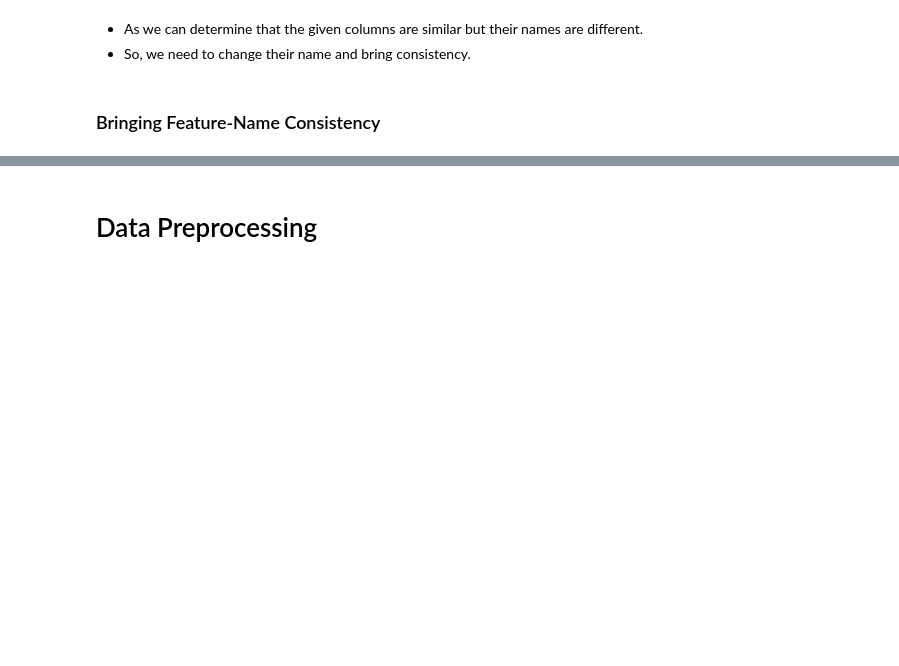
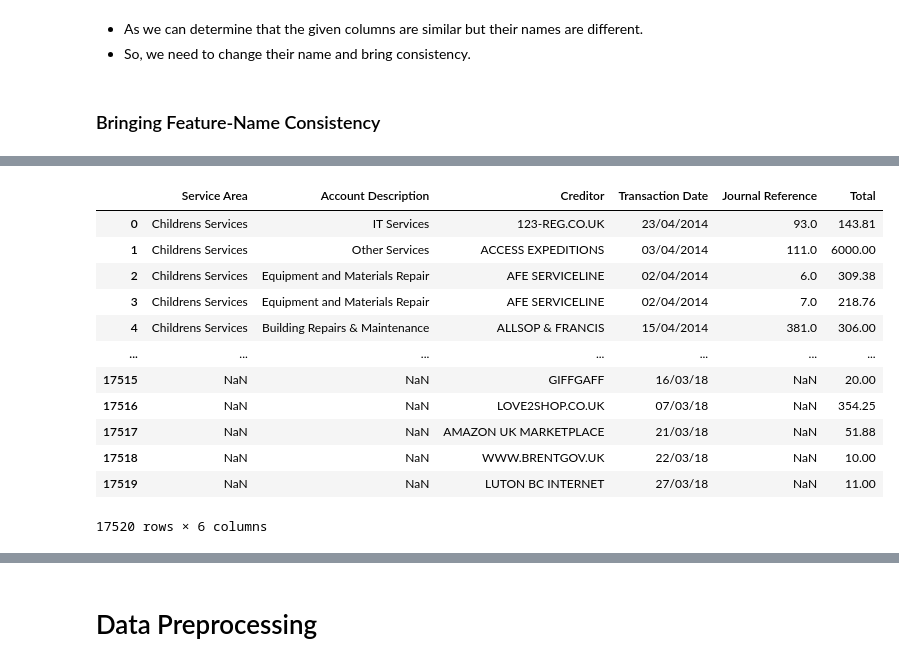
Before and after one commit to rachit-bhatt/Barnet-Borough-Credit-Card-Insights, a Jupyter notebook: Barnet Borough Credit Card Insights.ipynb, the cells around one changed output, grey strips where cells are left out. Drawn from its saved outputs; the diff is of its cells as text; code cells hidden in the pictures; blank space fills up the shorter version.

```diff
--- a/Barnet Borough Credit Card Insights.ipynb
+++ b/Barnet Borough Credit Card Insights.ipynb
@@ -319,0 +393,22 @@ pcd.dataset.describe()
+# %%
+# Converting string fields into float.
+pcd.convert_to_float(feature_names = [
+    'Total',
+    'Journal Reference'
+])
+
+pcd.dataset
+# %% [output]
+|  | Service Area | Account Description | Creditor | Transaction Date | Journal Reference | Total |
+| 0 | Childrens Services | IT Services | 123-REG.CO.UK | 23/04/2014 | 93.0 | 143.81 |
+| 1 | Childrens Services | Other Services | ACCESS EXPEDITIONS | 03/04/2014 | 111.0 | 6000.00 |
+| 2 | Childrens Services | Equipment and Materials Repair | AFE SERVICELINE | 02/04/2014 | 6.0 | 309.38 |
+| 3 | Childrens Services | Equipment and Materials Repair | AFE SERVICELINE | 02/04/2014 | 7.0 | 218.76 |
+| 4 | Childrens Services | Building Repairs & Maintenance | ALLSOP & FRANCIS | 15/04/2014 | 381.0 | 306.00 |
+| ... | ... | ... | ... | ... | ... | ... |
+| 17515 | NaN | NaN | GIFFGAFF | 16/03/18 | NaN | 20.00 |
+| 17516 | NaN | NaN | LOVE2SHOP.CO.UK | 07/03/18 | NaN | 354.25 |
+| 17517 | NaN | NaN | AMAZON UK MARKETPLACE | 21/03/18 | NaN | 51.88 |
+| 17518 | NaN | NaN | WWW.BRENTGOV.UK | 22/03/18 | NaN | 10.00 |
+| 17519 | NaN | NaN | LUTON BC INTERNET | 27/03/18 | NaN | 11.00 |
+17520 rows × 6 columns
```
Also changed, not shown: parts of 19 cells of this notebook.
